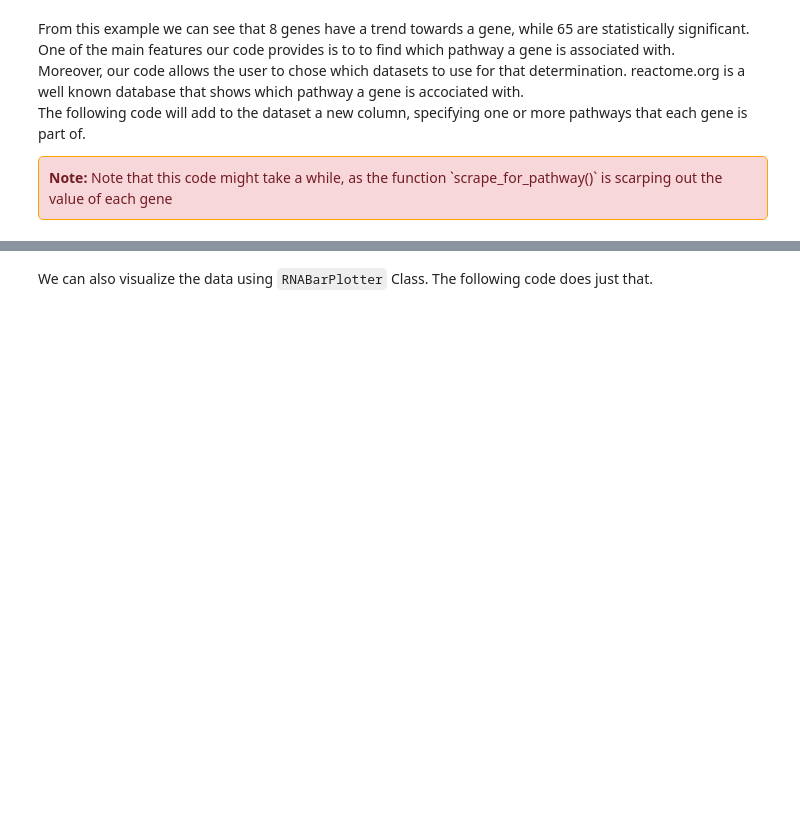
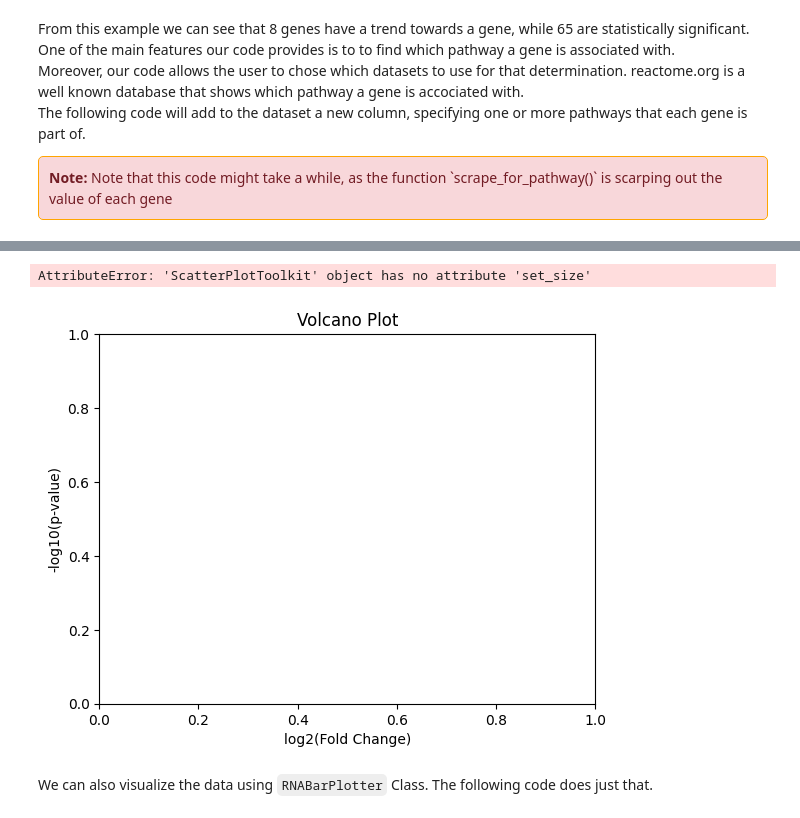
Before and after one commit to zivbental/grp_4_final_project, a Jupyter notebook: src/group_4/presentation/example_notebook.ipynb, the cells around one changed output, grey strips where cells are left out. Cells and saved outputs as stored; diff of their text form; code cells hidden in the pictures; blank space fills up the shorter version.

```diff
--- a/src/group_4/presentation/example_notebook.ipynb
+++ b/src/group_4/presentation/example_notebook.ipynb
@@ -114,0 +103,7 @@ cleaned_data
+# %%
+from data_processing import process_data_for_volcanoplot
+from data_cleaning import DataCleaning
+
+cleaner = DataCleaning(raw_data)
+processed_data_for_plotting = cleaner.remove_na().data
+final_processed_df, top_genes = process_data_for_volcanoplot(processed_data_for_plotting,'padj','-log10(p-value)','padj','significance',[0.01, 0.05, 0.1],['very significant', 'significant','trend','non-sognificant'],10,False)
@@ -115,3 +114,18 @@ cleaned_data
+# %%
+import matplotlib.pyplot as plt
+from visualizations import ScatterPlotToolkit
+q = ScatterPlotToolkit(title = 'Volcano Plot') # x and y labels pre-defined to apply for volcano plot, but can be easily modified
+q.set_size((10,10))
+q.set_axes((-20,20),(-10,70))
+q.set_significance_lines(threshold_p=0.05,threshold_FC=(-2,2))
+q.plot(final_processed_df,'log2FoldChange','-log10(p-value)')
+q.color_by(final_processed_df,'log2FoldChange','-log10(p-value)',color_by='significance')
+q.label_genes(top_genes,'log2FoldChange','-log10(p-value)','row')
+plt.savefig("volcano_plot.png", format='png', dpi=300)
+plt.show()
+# %% [output]
+AttributeError: 'ScatterPlotToolkit' object has no attribute 'set_size'
+[figure, added]
 # %% [markdown]
 We can also visualize the data using `RNABarPlotter` Class.
 The following code does just that.
```
Also changed, not shown: parts of 9 cells of this notebook, 2 other files.
